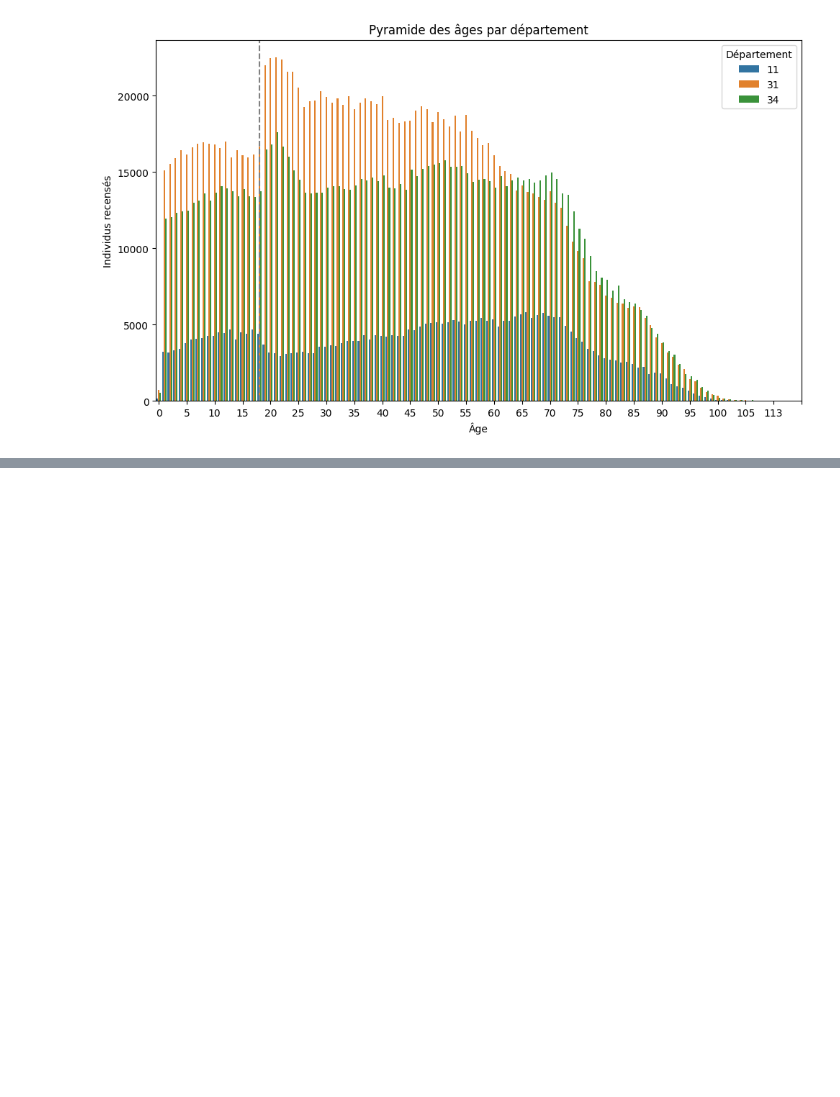
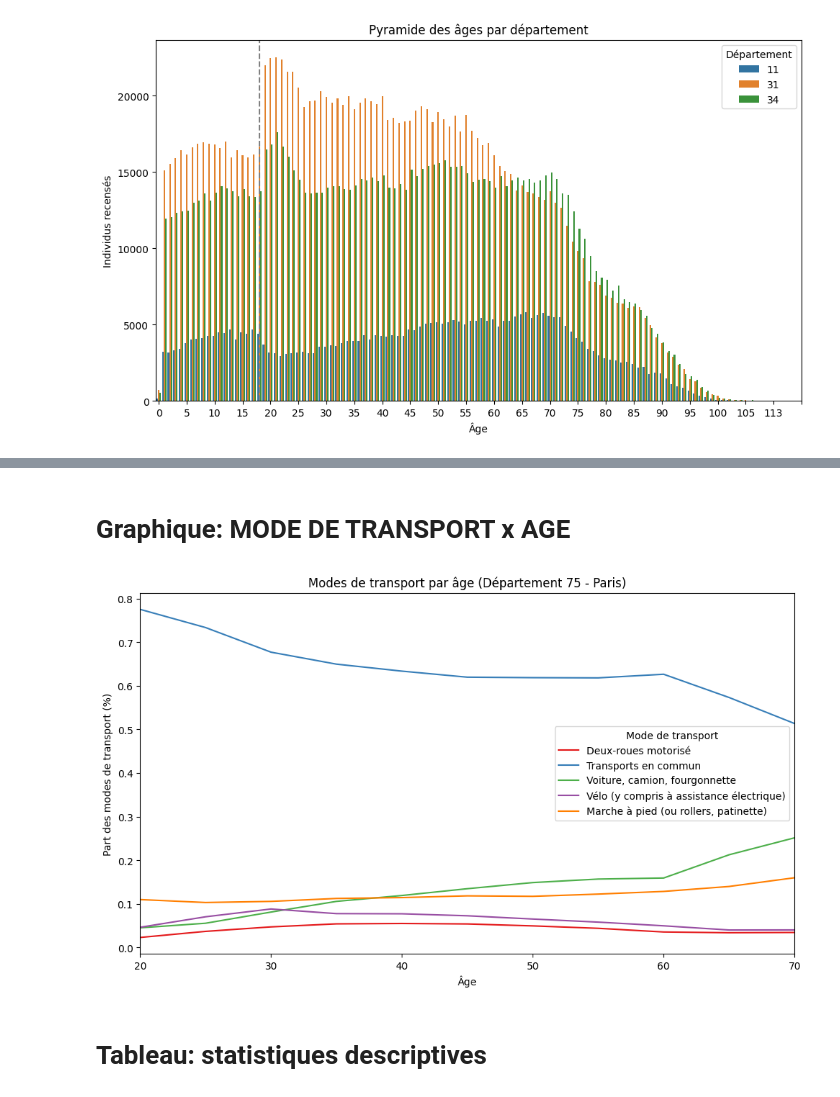
Before and after one commit to linogaliana/parquet-recensement-tutomate-slides, a Jupyter notebook: Exemples.ipynb, the cells around one changed output, grey strips where cells are left out. Saved outputs shown, nothing was run; the diff lists cells and outputs as text; code cells hidden in the pictures; blank space fills up the shorter version.

```diff
--- a/Exemples.ipynb
+++ b/Exemples.ipynb
@@ -89,3 +88,6 @@ con.execute("""
     CREATE OR REPLACE VIEW table_individu AS
     SELECT * FROM read_parquet('RP_individus_2020.parquet')
 """)
+
+documentation_logement = pd.read_csv("dictionnaire_variables_logemt_2020.csv", sep=';')
+documentation_individus = pd.read_csv("dictionnaire_variables_indcvi_2020.csv", sep=';')
@@ -128,0 +254,60 @@ plt.show()
+# %% [markdown]
+# Graphique: MODE DE TRANSPORT x AGE
+# %%
+# Requête SQL pour calculer les modes de transport principaux par département et âge
+query = """
+    SELECT
+        CASE WHEN substr(DEPT, 1, 3) = '97' THEN substr(DEPT, 1, 3)
+             ELSE substr(DEPT, 1, 2)
+        END AS DEPT,
+        AGEREVQ,
+        TRANS,
+        SUM(IPONDI) AS n
+    FROM table_individu
+    WHERE TRANS NOT IN ('1', 'Z')  -- Exclure les valeurs non pertinentes pour le transport
+    GROUP BY DEPT, AGEREVQ, TRANS
+"""
+
+# Exécuter la requête et récupérer les résultats dans un DataFrame pandas
+transports_age = con.execute(query).df()
+
+# Calcul de la part des modes de transport par âge et département
+transports_age['p'] = transports_age.groupby(['DEPT', 'AGEREVQ'])['n'].transform(lambda x: x / x.sum())
+
+# Filtrer les données pour le département de Paris (DEPT == '75')
+transports_age = transports_age[transports_age['DEPT'] == '75']
+
+# Convertir la colonne AGEREVQ en variable numérique
+transports_age['AGEREVQ'] = pd.to_numeric(transports_age['AGEREVQ'], errors='coerce')
+
+# Ajout du libellé du mode de transport à partir d'une autre table (documentation_individus)
+# On suppose que `documentation_individus` est déjà chargé en tant que DataFrame pandas
+transports_age = transports_age.merge(documentation_individus[documentation_individus['COD_VAR'] == 'TRANS'],
+                                      left_on='TRANS', right_on='COD_MOD', how='inner')
+
+# Visualisation avec matplotlib et seaborn
+plt.figure(figsize=(10, 6))
+
+# Tracer une courbe pour chaque mode de transport avec Seaborn
+sns.lineplot(data=transports_age,
+             x='AGEREVQ',
+             y='p',
+             hue='LIB_MOD',  # Utiliser les libellés des modes de transport
+             palette='Set1')
+
+# Ajuster les limites de l'axe des x
+plt.xlim(20, 70)
+
+# Ajouter des étiquettes et un titre
+plt.xlabel('Âge')
+plt.ylabel('Part des modes de transport (%)')
+plt.title('Modes de transport par âge (Département 75 - Paris)')
+plt.legend(title='Mode de transport')
+
+# Afficher le graphique
+plt.tight_layout()
+plt.show()
+# %% [output]
+[figure, added]
+# %% [markdown]
+# Tableau: statistiques descriptives
```
Also changed, not shown: parts of 16 cells of this notebook, 2 other files.
